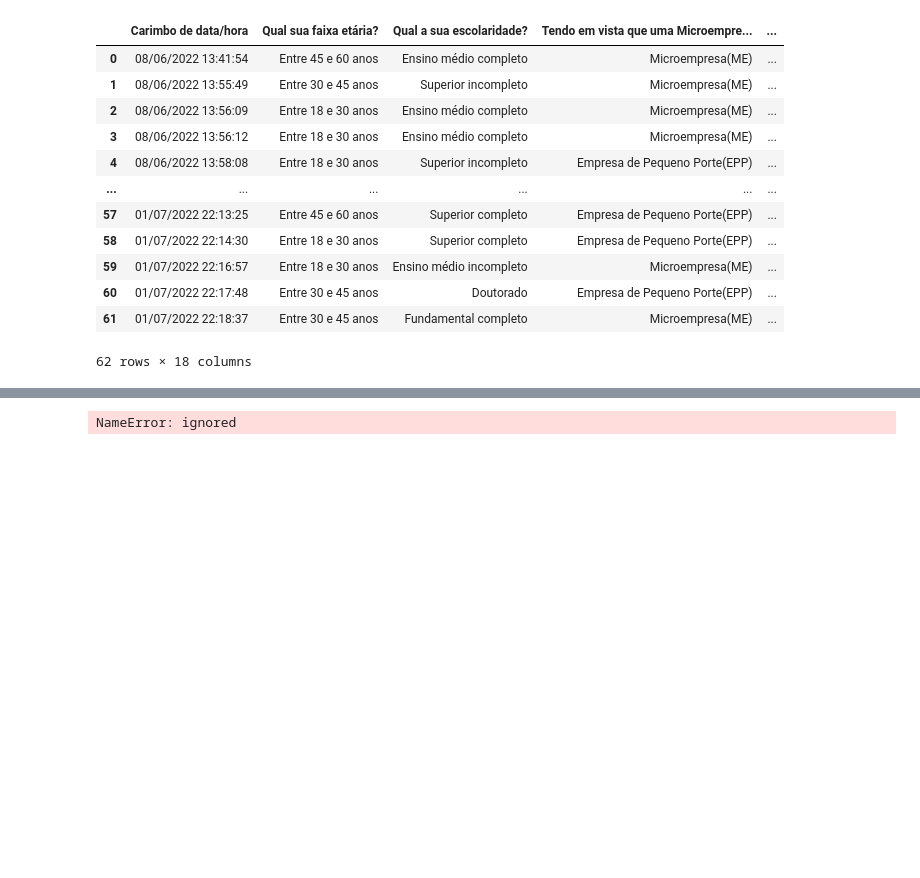
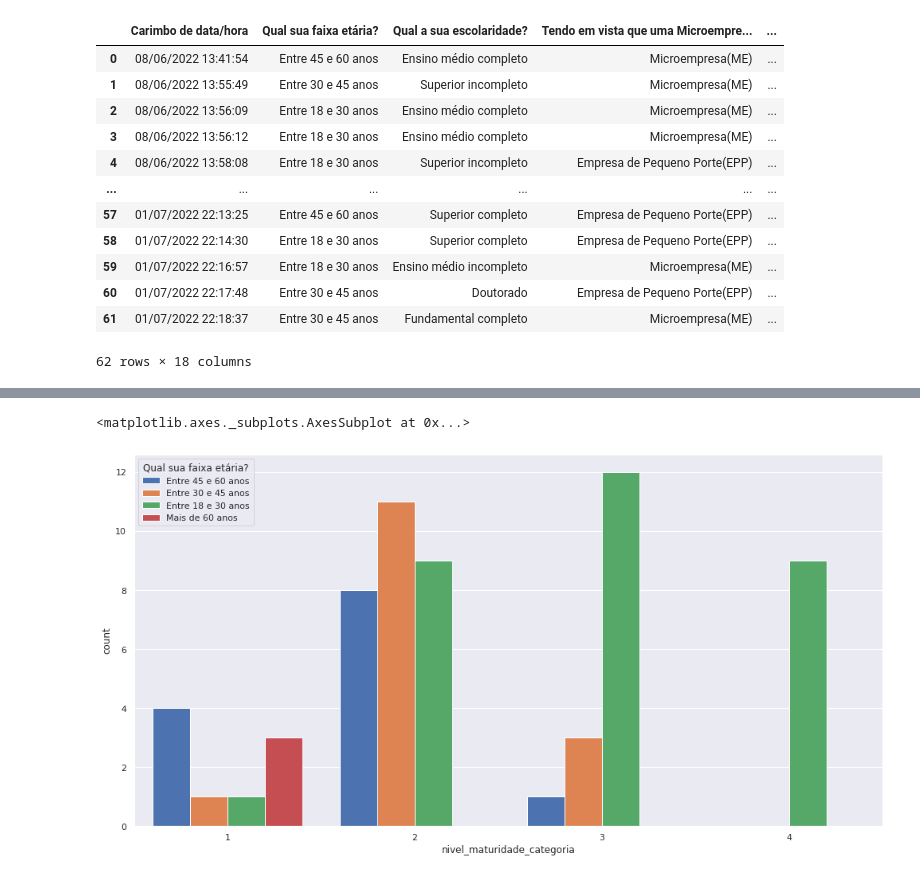
Before and after one commit to CarolinySilva/Crud_Topicos, a Jupyter notebook: tcc.ipynb, the cells around one changed output, grey strips where cells are left out. Saved outputs shown, nothing was run; the diff lists cells and outputs as text; code cells hidden in the pictures; blank space fills up the shorter version.

```diff
--- a/tcc.ipynb
+++ b/tcc.ipynb
@@ -102,7 +102,9 @@ correlacao_dados.style.background_gradient(cmap="coolwarm")
 | nivel_maturidade_categoria | 0.636591 | 0.641741 | -0.634299 | 0.283608 | 0.099164 | ... |
 | adesao_covid | -0.230169 | 0.202247 | 0.186094 | -0.061575 | 0.132631 | ... |
 # %%
+sns.set(rc = {'figure.figsize':(15,8)})
 sns.countplot(data = dados , x='nivel_maturidade_categoria',  hue='Qual sua faixa etária?', saturation=10)
 # %% [output]
-NameError: ignored
+<matplotlib.axes._subplots.AxesSubplot at 0x...>
+[figure, added]
 # %%
```
Also changed, not shown: parts of 4 cells of this notebook.
